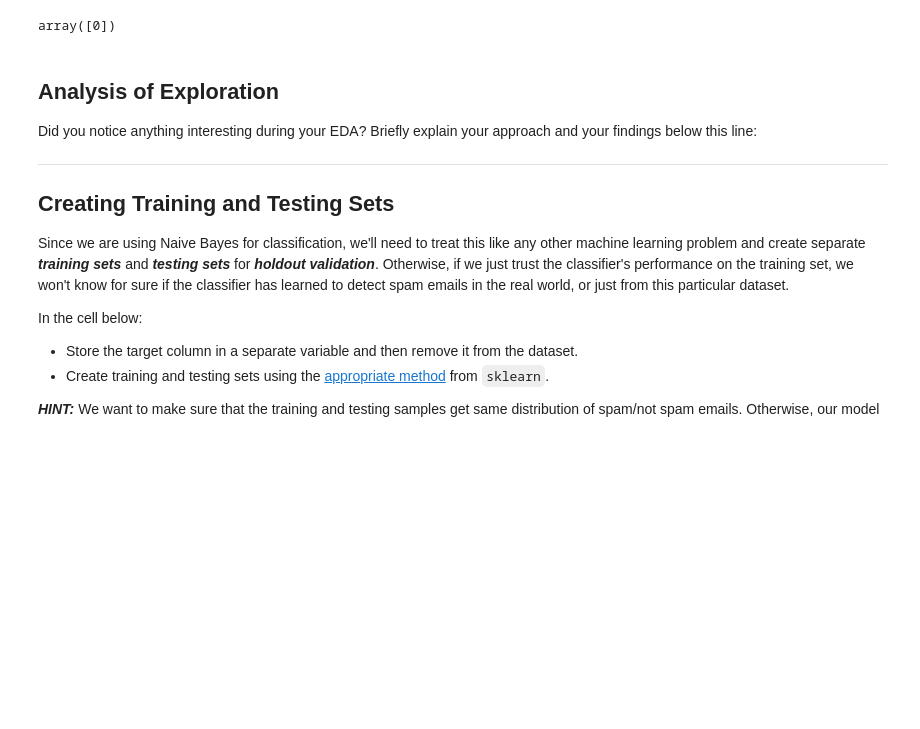
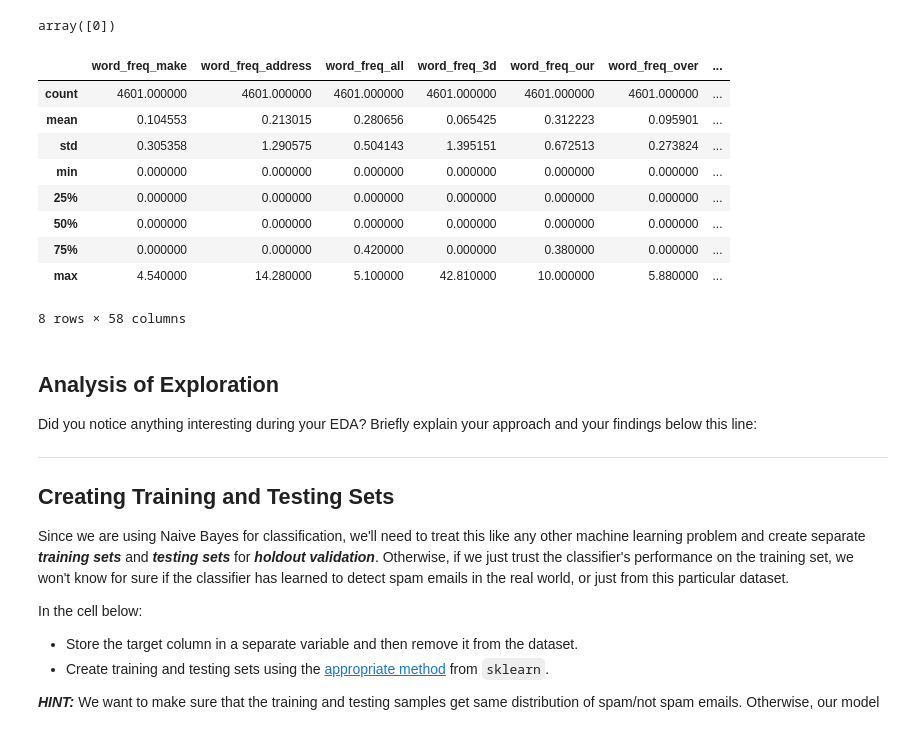
Before and after one commit to nkacoroski/dsc-2-22-14-document-classification-using-naive-bayes-lab-seattle-ds-career-040119, a Jupyter notebook: index.ipynb, the cells around one changed output. Drawn from its saved outputs; the diff is of its cells as text; code cells hidden in the pictures; blank space fills up the shorter version.

```diff
--- a/index.ipynb
+++ b/index.ipynb
@@ -100,6 +100,19 @@ Use the cells below for this step.
 df.isna().sum().unique()
 # %% [output]
 array([0])
+# %%
+df.describe()
+# %% [output]
+|  | word_freq_make | word_freq_address | word_freq_all | word_freq_3d | word_freq_our | word_freq_over | ... |
+| count | 4601.000000 | 4601.000000 | 4601.000000 | 4601.000000 | 4601.000000 | 4601.000000 | ... |
+| mean | 0.104553 | 0.213015 | 0.280656 | 0.065425 | 0.312223 | 0.095901 | ... |
+| std | 0.305358 | 1.290575 | 0.504143 | 1.395151 | 0.672513 | 0.273824 | ... |
+| min | 0.000000 | 0.000000 | 0.000000 | 0.000000 | 0.000000 | 0.000000 | ... |
+| 25% | 0.000000 | 0.000000 | 0.000000 | 0.000000 | 0.000000 | 0.000000 | ... |
+| 50% | 0.000000 | 0.000000 | 0.000000 | 0.000000 | 0.000000 | 0.000000 | ... |
+| 75% | 0.000000 | 0.000000 | 0.420000 | 0.000000 | 0.380000 | 0.000000 | ... |
+| max | 4.540000 | 14.280000 | 5.100000 | 42.810000 | 10.000000 | 5.880000 | ... |
+8 rows × 58 columns
 # %% [markdown]
 ## Analysis of Exploration
 
```
